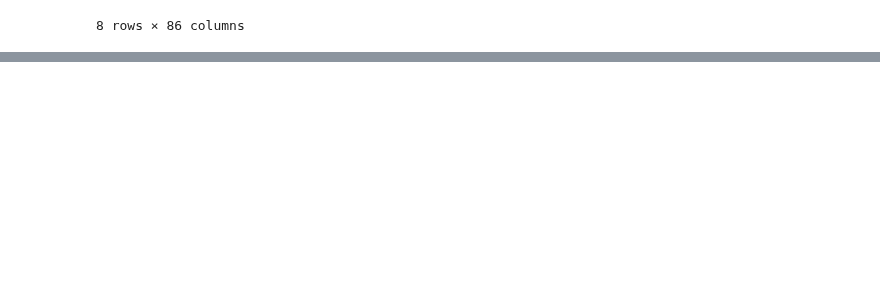
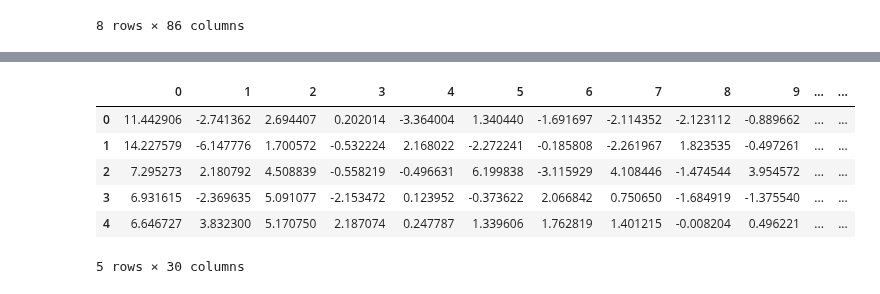
Before and after one commit to jnshzk/nba_beating_the_spread, a Jupyter notebook: train.ipynb, the cells around one changed output, grey strips where cells are left out. Saved outputs shown, nothing was run; the diff lists cells and outputs as text; code cells hidden in the pictures; blank space fills up the shorter version.

```diff
--- a/train.ipynb
+++ b/train.ipynb
@@ -115,0 +127,17 @@ X_test.describe()
+# %%
+#apply dimensionality reduction to data, keeping n components
+n_components = 30
+pca=PCA(n_components=n_components)
+
+X_train = pd.DataFrame(pca.fit_transform(X_train))
+X_test = pd.DataFrame(pca.transform(X_test))
+# %%
+X_test.head()
+# %% [output]
+|  | 0 | 1 | 2 | 3 | 4 | 5 | 6 | 7 | 8 | 9 | ... | ... |
+| 0 | 11.442906 | -2.741362 | 2.694407 | 0.202014 | -3.364004 | 1.340440 | -1.691697 | -2.114352 | -2.123112 | -0.889662 | ... | ... |
+| 1 | 14.227579 | -6.147776 | 1.700572 | -0.532224 | 2.168022 | -2.272241 | -0.185808 | -2.261967 | 1.823535 | -0.497261 | ... | ... |
+| 2 | 7.295273 | 2.180792 | 4.508839 | -0.558219 | -0.496631 | 6.199838 | -3.115929 | 4.108446 | -1.474544 | 3.954572 | ... | ... |
+| 3 | 6.931615 | -2.369635 | 5.091077 | -2.153472 | 0.123952 | -0.373622 | 2.066842 | 0.750650 | -1.684919 | -1.375540 | ... | ... |
+| 4 | 6.646727 | 3.832300 | 5.170750 | 2.187074 | 0.247787 | 1.339606 | 1.762819 | 1.401215 | -0.008204 | 0.496221 | ... | ... |
+5 rows × 30 columns
```
Also changed, not shown: parts of 1 cell of this notebook.
